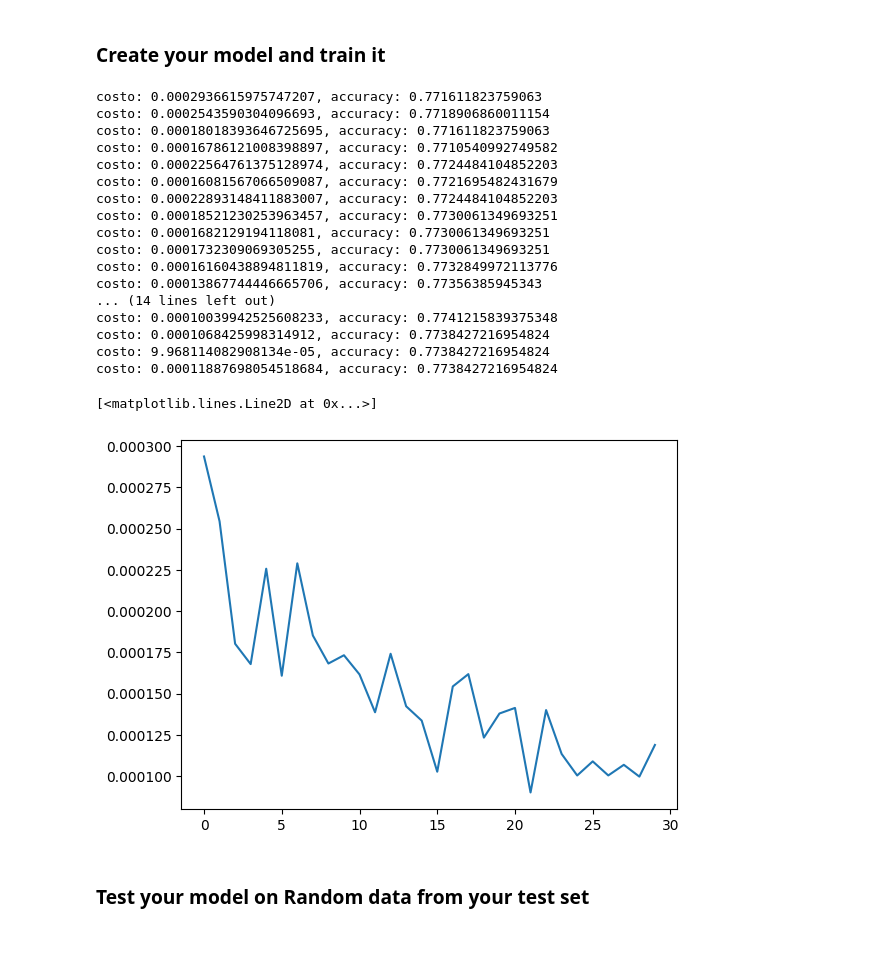
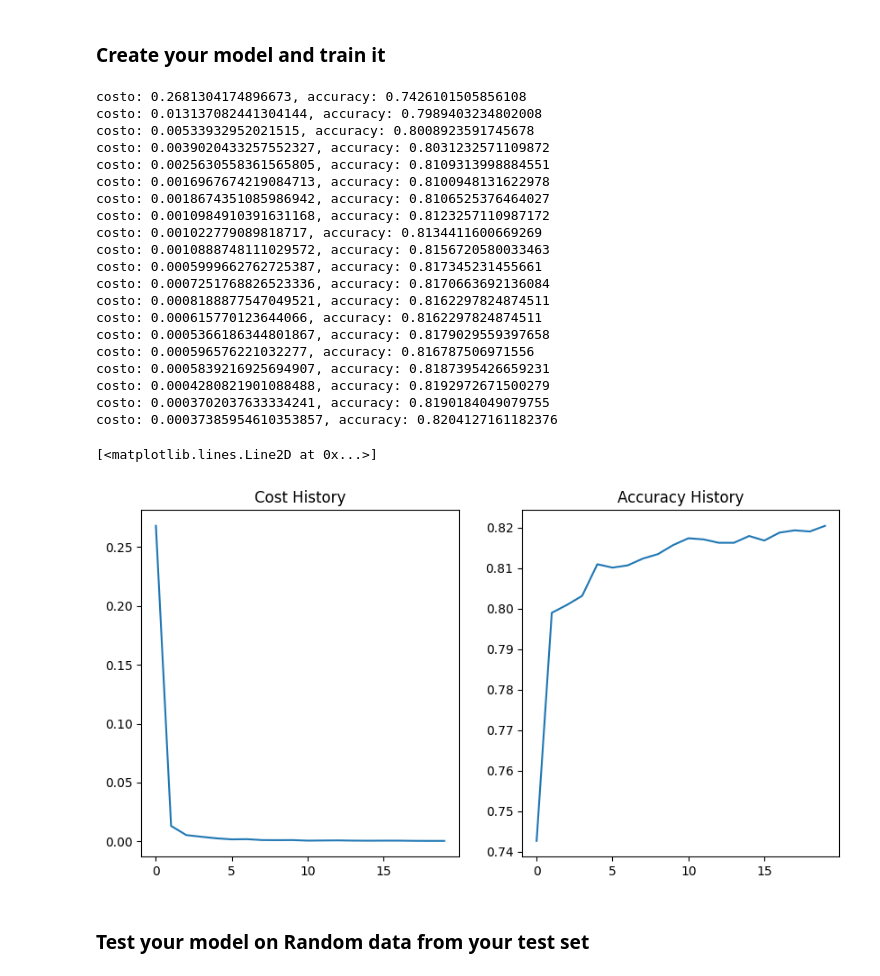
Before and after one commit to MarceloIsmael21/Github, a Jupyter notebook: Activity1/A1b_DL_TC5033.ipynb, the cells around one changed output. Saved outputs shown, nothing was run; the diff lists cells and outputs as text; code cells hidden in the pictures; blank space fills up the shorter version.

```diff
--- a/Activity1/A1b_DL_TC5033.ipynb
+++ b/Activity1/A1b_DL_TC5033.ipynb
@@ -312,40 +312,48 @@ def accuracy(x, y, mb_size):
 # %%
 inlet_size=x_train.shape[1]
 outlet_size=len(alphabet)
-n1=100
+n1=200
 n2=250
-n3=100
+n3=200
 #model = Sequential_layers([Linear(inlet_size, n1), ReLU(), Linear(n1, n2), ReLU(), Linear(n2, outlet_size)])
 model = Sequential_layers([Linear(inlet_size, n1), ReLU(), Linear(n1, n2), ReLU(), Linear(n2, n3),ReLU(),Linear(n3,outlet_size)])
 mb_size = 512
 learning_rate = 1e-3
-epochs = 30
+epochs = 20
 # %%
 c_hist,acc_hist=train(model, epochs, mb_size, learning_rate)
 # %% [output]
-costo: 0.0002936615975747207, accuracy: 0.771611823759063
-costo: 0.0002543590304096693, accuracy: 0.7718906860011154
-costo: 0.00018018393646725695, accuracy: 0.771611823759063
-costo: 0.00016786121008398897, accuracy: 0.7710540992749582
-costo: 0.00022564761375128974, accuracy: 0.7724484104852203
-costo: 0.00016081567066509087, accuracy: 0.7721695482431679
-costo: 0.00022893148411883007, accuracy: 0.7724484104852203
-costo: 0.00018521230253963457, accuracy: 0.7730061349693251
-costo: 0.0001682129194118081, accuracy: 0.7730061349693251
-costo: 0.0001732309069305255, accuracy: 0.7730061349693251
-costo: 0.00016160438894811819, accuracy: 0.7732849972113776
-costo: 0.00013867744446665706, accuracy: 0.77356385945343
-... (14 lines left out)
-costo: 0.00010039942525608233, accuracy: 0.7741215839375348
-costo: 0.0001068425998314912, accuracy: 0.7738427216954824
-costo: 9.968114082908134e-05, accuracy: 0.7738427216954824
-costo: 0.00011887698054518684, accuracy: 0.7738427216954824
+costo: 0.2681304174896673, accuracy: 0.7426101505856108
+costo: 0.013137082441304144, accuracy: 0.7989403234802008
+costo: 0.00533932952021515, accuracy: 0.8008923591745678
+costo: 0.0039020433257552327, accuracy: 0.8031232571109872
+costo: 0.0025630558361565805, accuracy: 0.8109313998884551
+costo: 0.0016967674219084713, accuracy: 0.8100948131622978
+costo: 0.0018674351085986942, accuracy: 0.8106525376464027
+costo: 0.0010984910391631168, accuracy: 0.8123257110987172
+costo: 0.001022779089818717, accuracy: 0.8134411600669269
+costo: 0.0010888748111029572, accuracy: 0.8156720580033463
+costo: 0.0005999662762725387, accuracy: 0.817345231455661
+costo: 0.0007251768826523336, accuracy: 0.8170663692136084
+costo: 0.0008188877547049521, accuracy: 0.8162297824874511
+costo: 0.000615770123644066, accuracy: 0.8162297824874511
+costo: 0.0005366186344801867, accuracy: 0.8179029559397658
+costo: 0.000596576221032277, accuracy: 0.816787506971556
+costo: 0.0005839216925694907, accuracy: 0.8187395426659231
+costo: 0.0004280821901088488, accuracy: 0.8192972671500279
+costo: 0.0003702037633334241, accuracy: 0.8190184049079755
+costo: 0.00037385954610353857, accuracy: 0.8204127161182376
-# %%
-plt.plot(c_hist)
-#plt.plot(acc_hist)
-# %% [output]
-[<matplotlib.lines.Line2D at 0x...>]
-[figure, removed]
+# %%
+plt.figure(figsize=(10,5))
+plt.subplot(1,2,1)
+plt.title('Cost History')
+plt.plot(c_hist)
+plt.subplot(1,2,2)
+plt.title('Accuracy History')
+plt.plot(acc_hist)
+# %% [output]
+[<matplotlib.lines.Line2D at 0x...>]
+[figure, added]
 # %% [markdown]
 ### Test your model on Random data from your test set
 # %%
```
Also changed, not shown: parts of 2 cells of this notebook.
